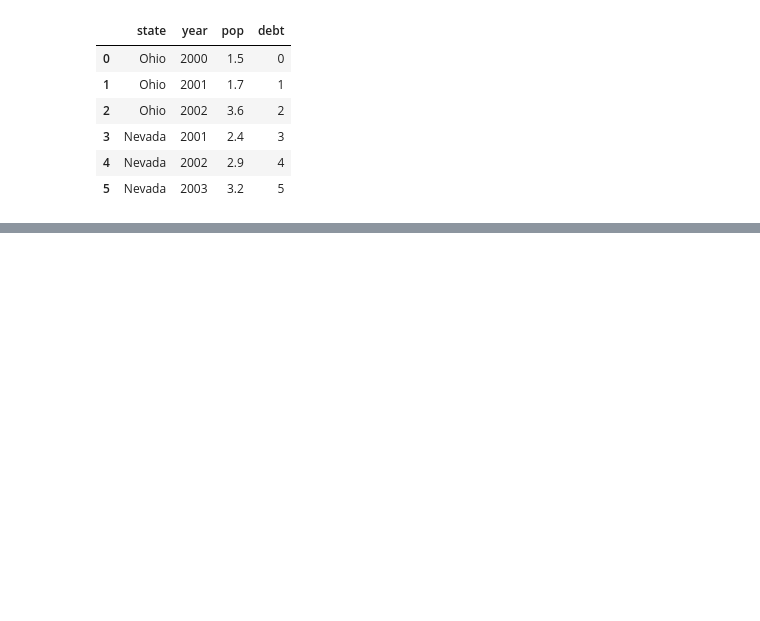
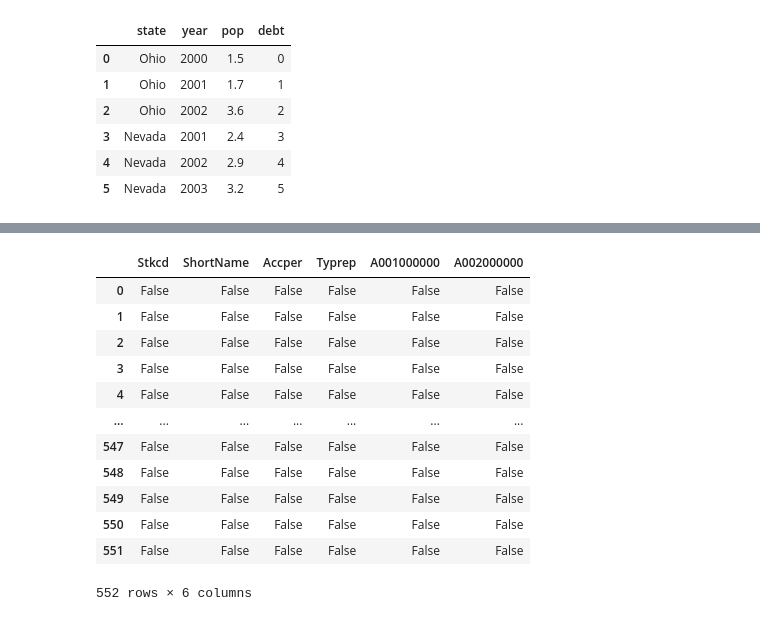
Before and after one commit to andylanea/python_workshop, a Jupyter notebook: notebook/Lec3_numpy_and_pandas.ipynb, the cells around one changed output, grey strips where cells are left out. Cells and saved outputs as stored; diff of their text form; code cells hidden in the pictures; blank space fills up the shorter version.

```diff
--- a/notebook/Lec3_numpy_and_pandas.ipynb
+++ b/notebook/Lec3_numpy_and_pandas.ipynb
@@ -607,0 +682,4 @@ frame
+# %%
+bs_frame = pd.read_csv(bs_file,
+                      dtype = {'Stkcd' : str},
+                      parse_dates = ['Accper'])
@@ -607,0 +742,17 @@ frame
+# %%
+# Check the missing values
+bs_frame.isnull()
+# %% [output]
+|  | Stkcd | ShortName | Accper | Typrep | A001000000 | A002000000 |
+| 0 | False | False | False | False | False | False |
+| 1 | False | False | False | False | False | False |
+| 2 | False | False | False | False | False | False |
+| 3 | False | False | False | False | False | False |
+| 4 | False | False | False | False | False | False |
+| ... | ... | ... | ... | ... | ... | ... |
+| 547 | False | False | False | False | False | False |
+| 548 | False | False | False | False | False | False |
+| 549 | False | False | False | False | False | False |
+| 550 | False | False | False | False | False | False |
+| 551 | False | False | False | False | False | False |
+552 rows × 6 columns
```
Also changed, not shown: parts of 51 cells of this notebook, 4 other files.
